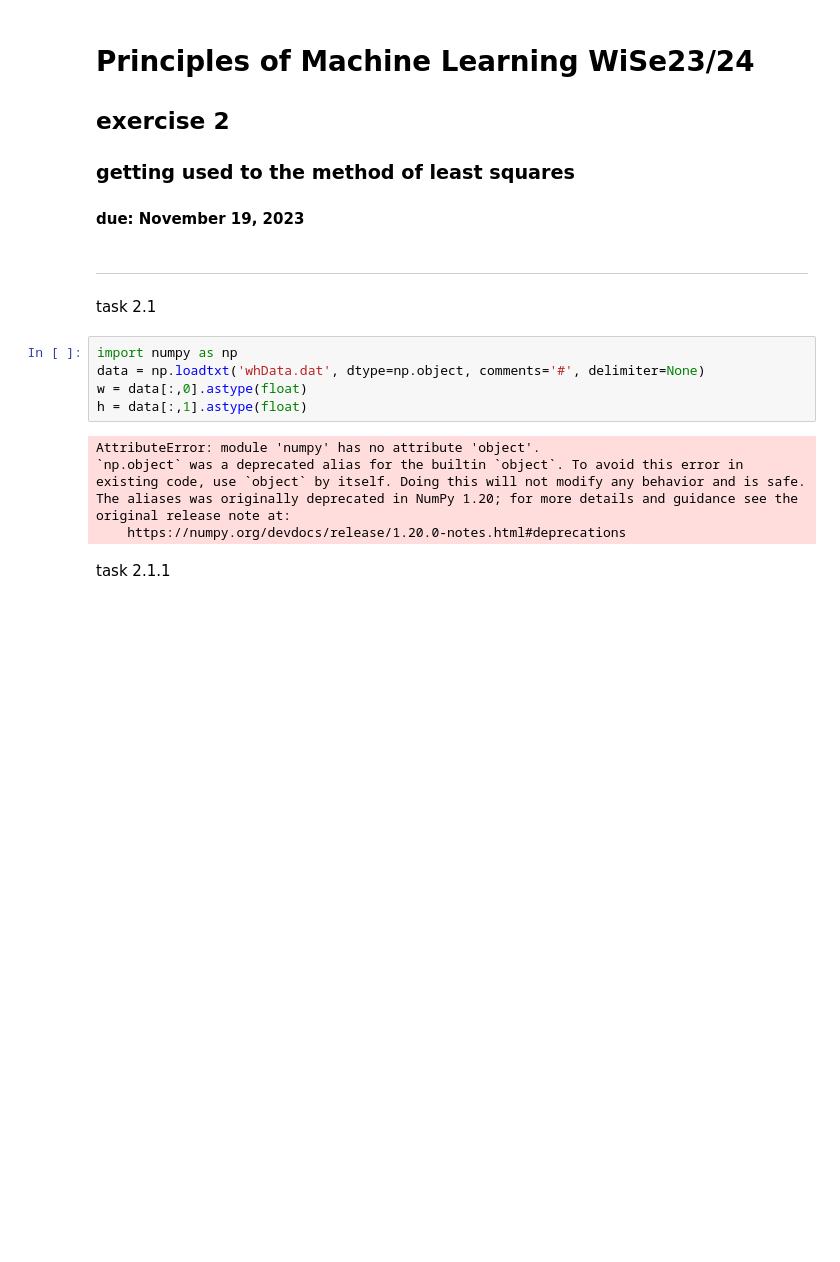
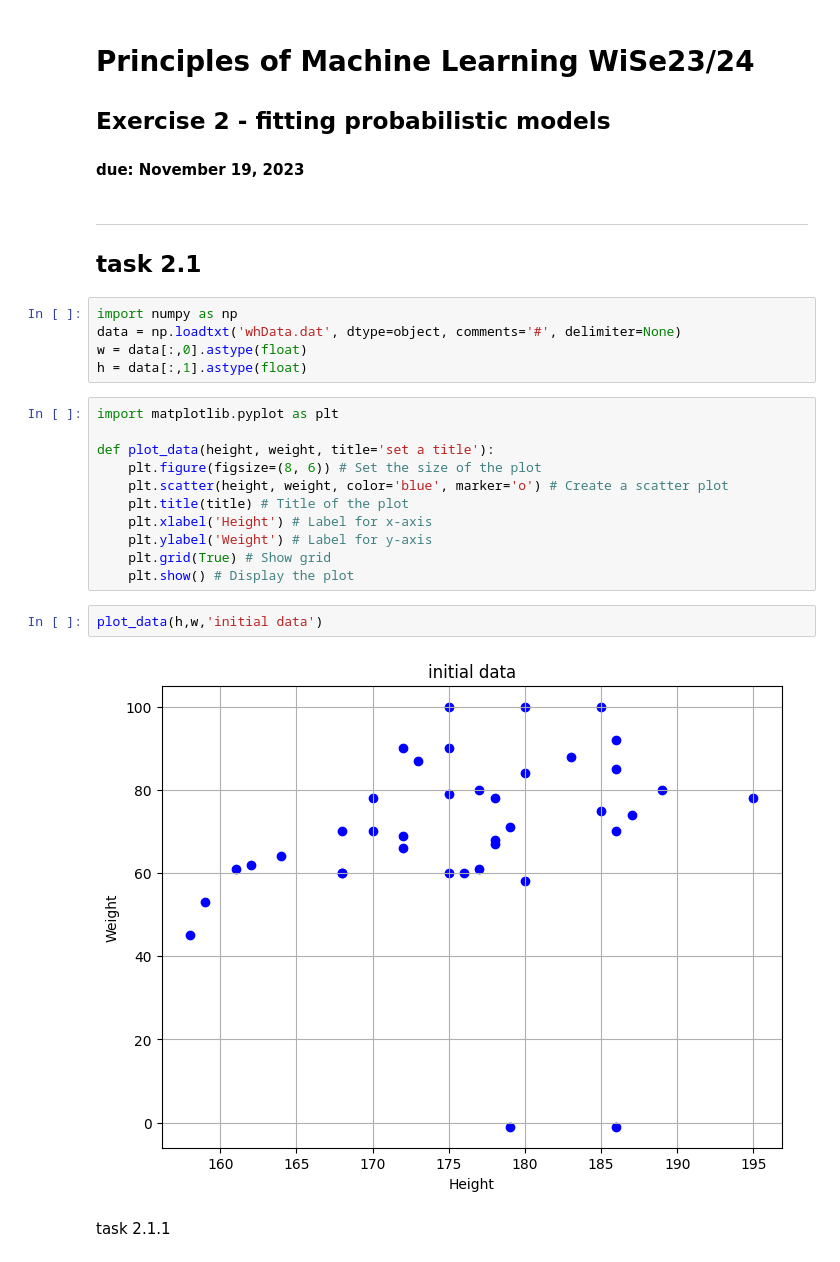
Before and after one commit to FreddieHorn/PoML, a Jupyter notebook: sheet02/PoML_Sheet02.ipynb, the cells around one changed output. Cells and saved outputs as stored; diff of their text form; blank space fills up the shorter version.

Commit message:
exercise2

```diff
--- a/sheet02/PoML_Sheet02.ipynb
+++ b/sheet02/PoML_Sheet02.ipynb
@@ -1,20 +1,30 @@
 # %% [markdown]
 # Principles of Machine Learning WiSe23/24
-## exercise 2
-### getting used to the method of least squares
+## Exercise 2 - fitting probabilistic models
+
 #### due: November 19, 2023
 # %% [markdown]
 ---
-task 2.1
+## task 2.1
 # %%
 import numpy as np
-data = np.loadtxt('whData.dat', dtype=np.object, comments='#', delimiter=None)
+data = np.loadtxt('whData.dat', dtype=object, comments='#', delimiter=None)
 w = data[:,0].astype(float)
 h = data[:,1].astype(float)
-# %% [output]
-AttributeError: module 'numpy' has no attribute 'object'.
-`np.object` was a deprecated alias for the builtin `object`. To avoid this error in existing code, use `object` by itself. Doing this will not modify any behavior and is safe.
-The aliases was originally deprecated in NumPy 1.20; for more details and guidance see the original release note at:
-    https://numpy.org/devdocs/release/1.20.0-notes.html#deprecations
+# %%
+import matplotlib.pyplot as plt
+
+def plot_data(height, weight, title='set a title'):
+    plt.figure(figsize=(8, 6)) # Set the size of the plot
+    plt.scatter(height, weight, color='blue', marker='o') # Create a scatter plot
+    plt.title(title) # Title of the plot
+    plt.xlabel('Height') # Label for x-axis
+    plt.ylabel('Weight') # Label for y-axis
+    plt.grid(True) # Show grid
+    plt.show() # Display the plot
+# %%
+plot_data(h,w,'initial data')
+# %% [output]
+[figure, added]
 # %% [markdown]
 task 2.1.1
```
Also changed, not shown: parts of 31 cells of this notebook, 1 other file.
